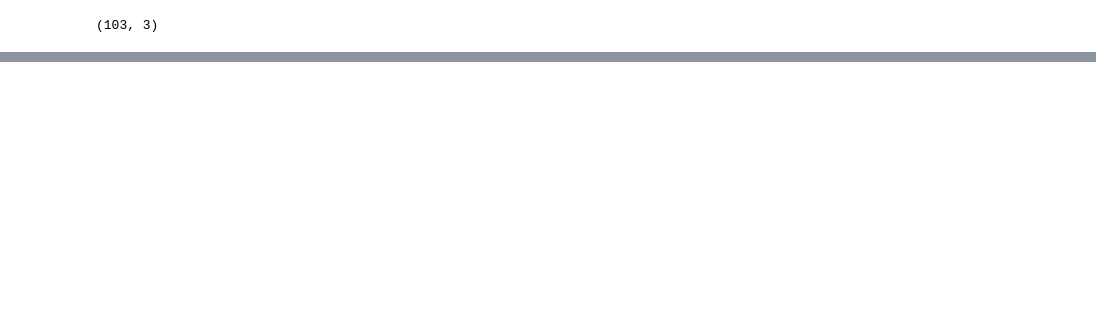
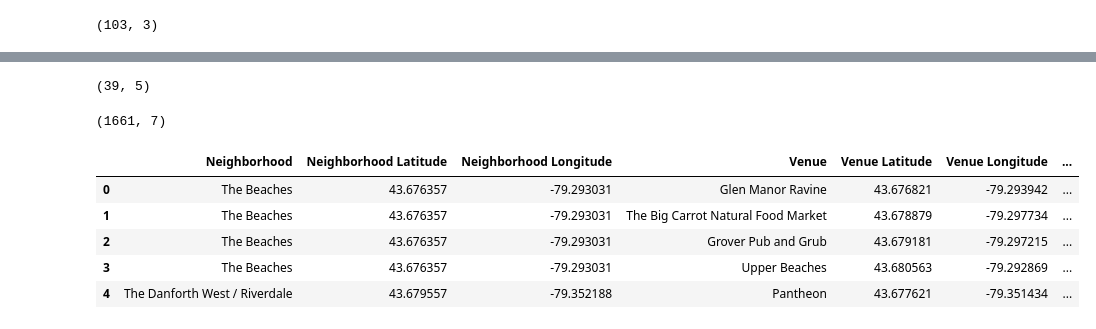
Before and after one commit to dmay13/Coursera_Capstone, a Jupyter notebook: Week 3 Part 1.ipynb, the cells around one changed output, grey strips where cells are left out. Saved outputs shown, nothing was run; the diff lists cells and outputs as text; code cells hidden in the pictures; blank space fills up the shorter version.

```diff
--- a/Week 3 Part 1.ipynb
+++ b/Week 3 Part 1.ipynb
@@ -146,0 +236,9 @@ neighborhoods.shape
+# %%
+# Lets get the latitude and longitude of toronto to draw a map first
+address = 'Toronto, Canada'
+
+geolocator = Nominatim(user_agent="ny_explorer")
+location = geolocator.geocode(address)
+latitude = location.latitude
+longitude = location.longitude
+print('The geograpical coordinate of Toronto are {}, {}.'.format(latitude, longitude))
@@ -146,0 +247,18 @@ neighborhoods.shape
+# %%
+## Lets visualise the neighborhood using latitude and longitude values
+map_toronto = folium.Map(location=[latitude, longitude], zoom_start=11)
+
+# add markers to map
+for lat, lng, label in zip(neigh_latlong['Latitude'], neigh_latlong['Longitude'], neigh_latlong['Neighborhood']):
+    label = folium.Popup(label, parse_html=True)
+    folium.CircleMarker(
+        [lat, lng],
+        radius=5,
+        popup=label,
+        color='blue',
+        fill=True,
+        fill_color='#3186cc',
+        fill_opacity=0.7,
+        parse_html=False).add_to(map_toronto)
+
+map_toronto
@@ -146,0 +267,6 @@ neighborhoods.shape
+# %%
+CLIENT_ID = 'WPTSXRBGDLUULN1OWDRCQUAE3KIEDUNMQM5AW5Q0DH5UCCAY' # your Foursquare ID
+CLIENT_SECRET = 'TR4030IUWOWEHNIZCT0EQGVC2BMLZV35KSHH404AAWSMFXAU' # your Foursquare Secret
+VERSION = '20180605' # Foursquare API version
+radius = 1000
+LIMIT = 200
@@ -146,0 +311,20 @@ neighborhoods.shape
+# %%
+neigh_latlong.shape
+# %% [output]
+(39, 5)
+# %%
+toronto_venues = getNearbyVenues(names=neigh_latlong['Neighborhood'],
+                                   latitudes=neigh_latlong['Latitude'],
+                                   longitudes=neigh_latlong['Longitude']
+                                  )
+# %%
+print(toronto_venues.shape)
+toronto_venues.head()
+# %% [output]
+(1661, 7)
+|  | Neighborhood | Neighborhood Latitude | Neighborhood Longitude | Venue | Venue Latitude | Venue Longitude | ... |
+| 0 | The Beaches | 43.676357 | -79.293031 | Glen Manor Ravine | 43.676821 | -79.293942 | ... |
+| 1 | The Beaches | 43.676357 | -79.293031 | The Big Carrot Natural Food Market | 43.678879 | -79.297734 | ... |
+| 2 | The Beaches | 43.676357 | -79.293031 | Grover Pub and Grub | 43.679181 | -79.297215 | ... |
+| 3 | The Beaches | 43.676357 | -79.293031 | Upper Beaches | 43.680563 | -79.292869 | ... |
+| 4 | The Danforth West / Riverdale | 43.679557 | -79.352188 | Pantheon | 43.677621 | -79.351434 | ... |
```
Also changed, not shown: parts of 54 cells of this notebook.
